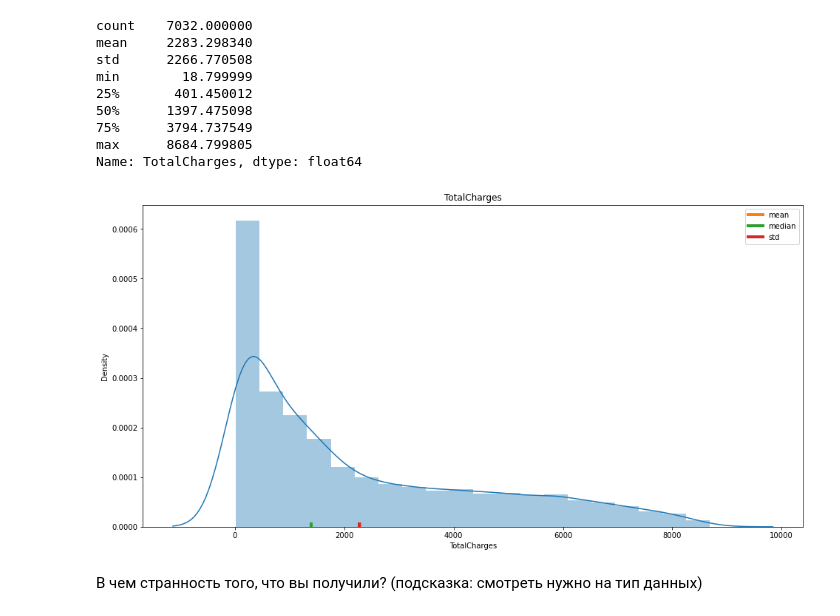
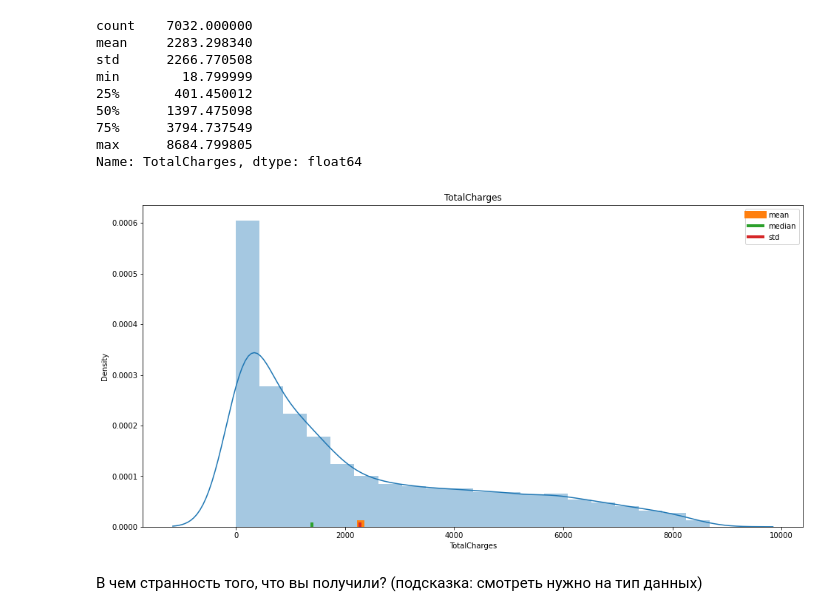
Before and after one commit to KazancevVitaly/MLin_buisness, a Jupyter notebook: lesson1/HW/HW_lesson1.ipynb, the cells around one changed output. Saved outputs shown, nothing was run; the diff lists cells and outputs as text; code cells hidden in the pictures.

```diff
--- a/lesson1/HW/HW_lesson1.ipynb
+++ b/lesson1/HW/HW_lesson1.ipynb
@@ -185,18 +185,18 @@ Name: TotalCharges, dtype: float64
 # %%
 plt.figure(figsize = (16, 8))
 
 sns.distplot(df['TotalCharges'], bins=20)
 
 y = np.linspace(0, 0.000006, 10)
-plt.plot([total_charges_mean] * 10, y, label='mean',  linewidth=4)
+plt.plot([total_charges_mean] * 10, y, label='mean',  linewidth=10)
 plt.plot([total_charges_median] * 10, y, label='median',  linewidth=4)
 plt.plot([total_charges_std] * 10, y, label='std', linewidth=4)
 
 plt.title('TotalCharges')
 plt.legend()
 plt.show()
 # %% [output]
-[figure, old version]
+[figure, new version]
 # %% [markdown]
 В чем странность того, что вы получили? (подсказка: смотреть нужно на тип данных)
 # %% [markdown]
```
